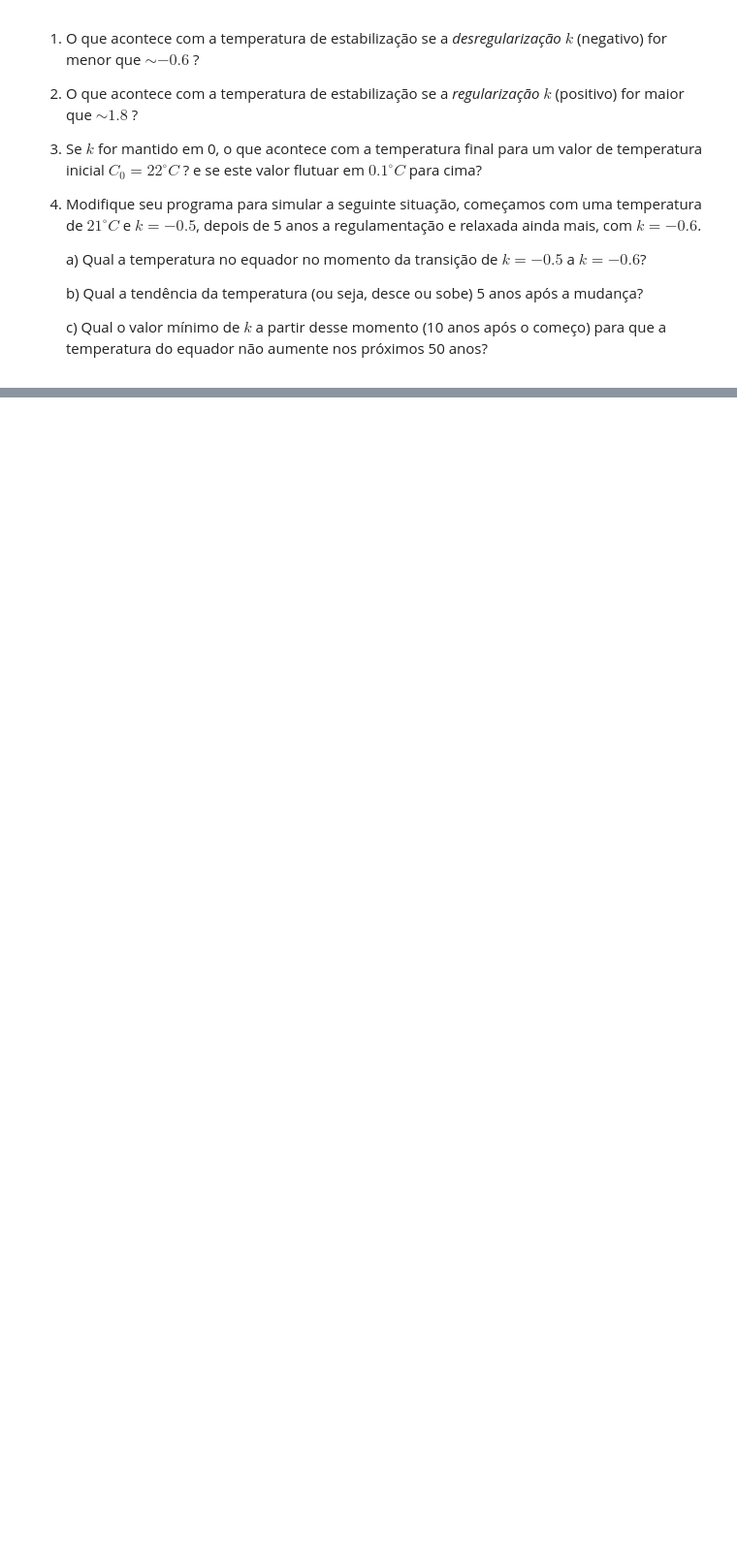
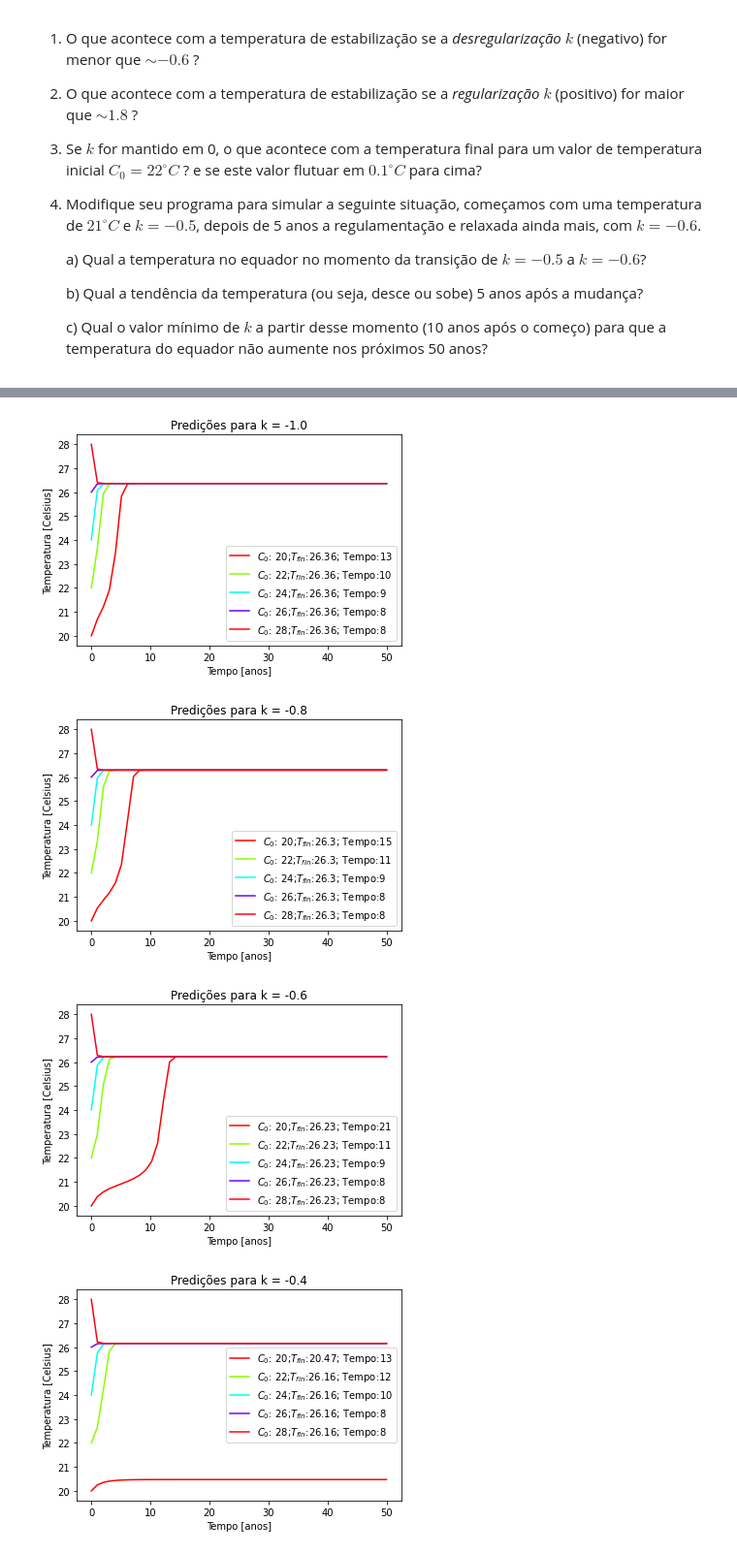
Before and after one commit to MataiasCost/Python_UERJ, a Jupyter notebook: Projeto1_IntroPythonUERJ.ipynb, the cells around one changed output, grey strips where cells are left out. Shown at 97% size. Saved outputs shown, nothing was run; the diff lists cells and outputs as text; code cells hidden in the pictures; blank space fills up the shorter version.

```diff
--- a/Projeto1_IntroPythonUERJ.ipynb
+++ b/Projeto1_IntroPythonUERJ.ipynb
@@ -353,0 +360,12 @@ Responda as perguntas,  apresentando cálculos ou gráficos para justificar as s
+# %%
+#PARTE 3- QUESTÂO 1
+
+Lista_das_temperaturas = np.arange(20,30,2)                      # Declaração da lista de valores da temperatura, começando com 0 e chegando até 50, em intervalos de 50/10 graus
+Lista_dos_valores_de_k = np.arange(-1,0,0.2)                    # Declaração da lista de valores de ks, começando com -3 e chegando até 3, em intervalos regulares de 6/20
+
+Parte_1.adquirir_valores_e_fazer_plots(Lista_dos_valores_de_k,Lista_das_temperaturas,True,True)
+# %% [output]
+[figure, added]
+[figure, added]
+[figure, added]
+[figure, added]
```
Also changed, not shown: parts of 7 cells of this notebook.
